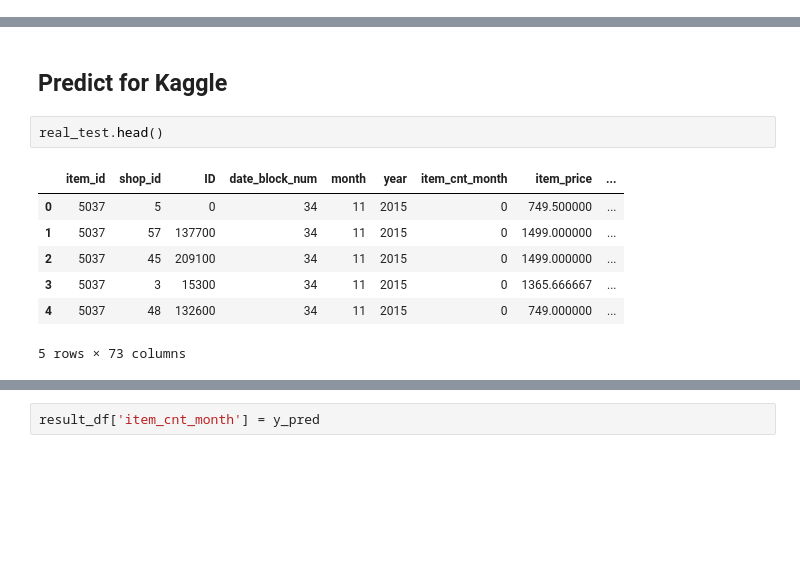
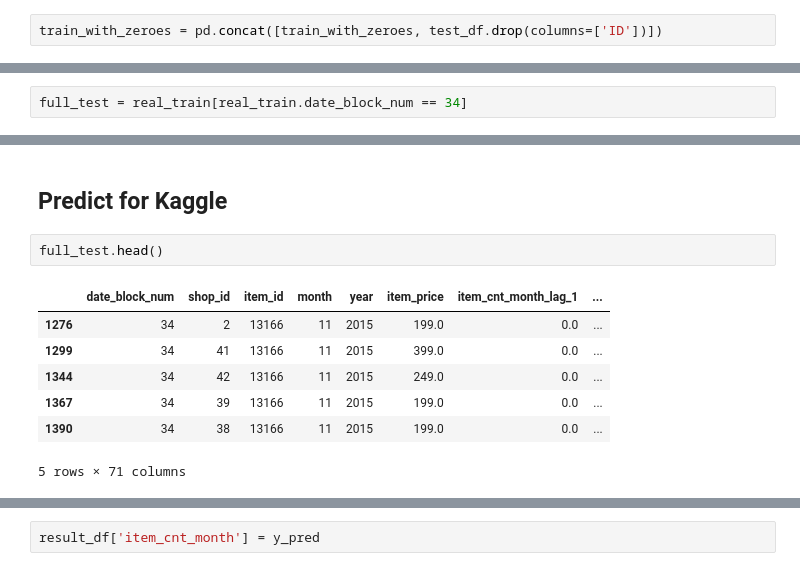
Before and after one commit to vika95viktoria/ODS, a Jupyter notebook: notebooks/predict sales/sales/Predict sales Actual.ipynb, the cells around one changed output, grey strips where cells are left out. Cells and saved outputs as stored; diff of their text form; blank space fills up the shorter version.

```diff
--- a/notebooks/predict sales/sales/Predict sales Actual.ipynb
+++ b/notebooks/predict sales/sales/Predict sales Actual.ipynb
@@ -162,3 +164,5 @@ memory usage: 1.8 GB
+# %%
+train_with_zeroes = pd.concat([train_with_zeroes, test_df.drop(columns=['ID'])])
 # %%
 train_with_zeroes.sort_values(by='date_block_num', inplace=True)
 train_with_zeroes['item_price'] = train_with_zeroes.groupby(['item_id', 'shop_id'])['item_price'].ffill().bfill()
@@ -572,4 +374,6 @@ memory usage: 32.5 MB
 #real_train['before_ny'] = real_train['month'].apply(lambda x: int(x == 12))
 # %% [markdown]
 ## LigthGBM
+# %%
+full_test = real_train[real_train.date_block_num == 34]
 # %%
@@ -741,12 +552,12 @@ MemoryError: Unable to allocate 14.7 GiB for an array with shape (71, 27727194)
 # %% [markdown]
 ## Predict for Kaggle
 # %%
-real_test.head()
+full_test.head()
 # %% [output]
-|  | item_id | shop_id | ID | date_block_num | month | year | item_cnt_month | item_price | ... |
-| 0 | 5037 | 5 | 0 | 34 | 11 | 2015 | 0 | 749.500000 | ... |
-| 1 | 5037 | 57 | 137700 | 34 | 11 | 2015 | 0 | 1499.000000 | ... |
-| 2 | 5037 | 45 | 209100 | 34 | 11 | 2015 | 0 | 1499.000000 | ... |
-| 3 | 5037 | 3 | 15300 | 34 | 11 | 2015 | 0 | 1365.666667 | ... |
-| 4 | 5037 | 48 | 132600 | 34 | 11 | 2015 | 0 | 749.000000 | ... |
+|  | date_block_num | shop_id | item_id | month | year | item_price | item_cnt_month_lag_1 | ... |
+| 1276 | 34 | 2 | 13166 | 11 | 2015 | 199.0 | 0.0 | ... |
+| 1299 | 34 | 41 | 13166 | 11 | 2015 | 399.0 | 0.0 | ... |
+| 1344 | 34 | 42 | 13166 | 11 | 2015 | 249.0 | 0.0 | ... |
+| 1367 | 34 | 39 | 13166 | 11 | 2015 | 199.0 | 0.0 | ... |
+| 1390 | 34 | 38 | 13166 | 11 | 2015 | 199.0 | 0.0 | ... |
-5 rows × 73 columns
+5 rows × 71 columns
```
Also changed, not shown: parts of 77 cells of this notebook.
